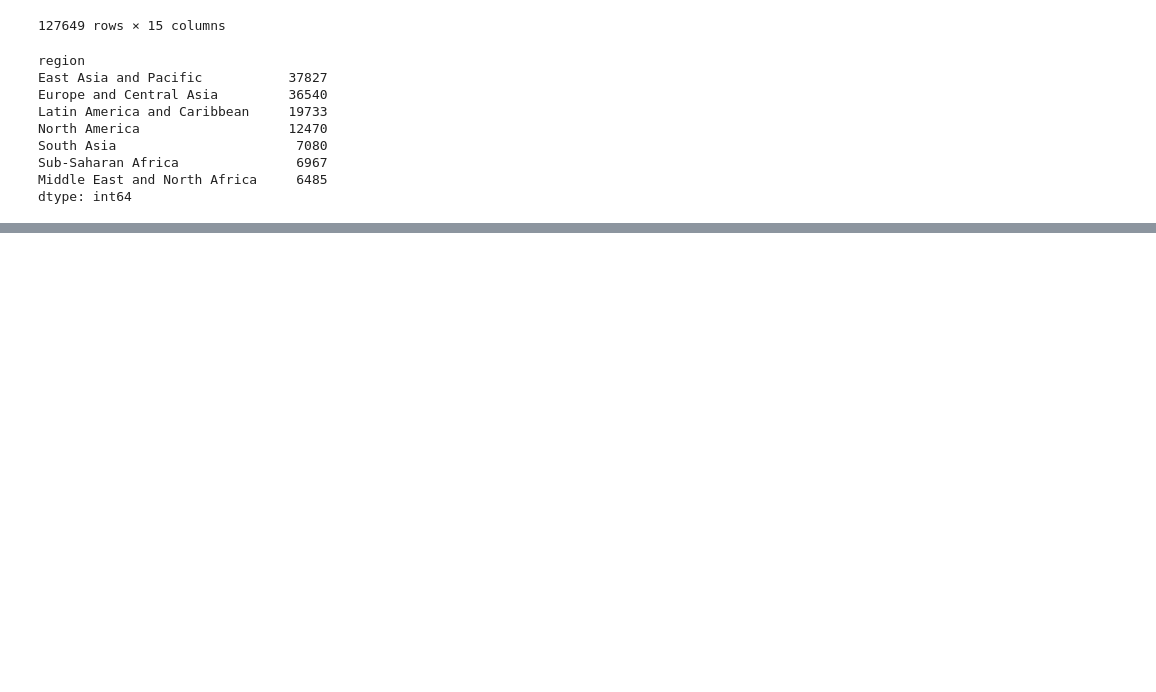
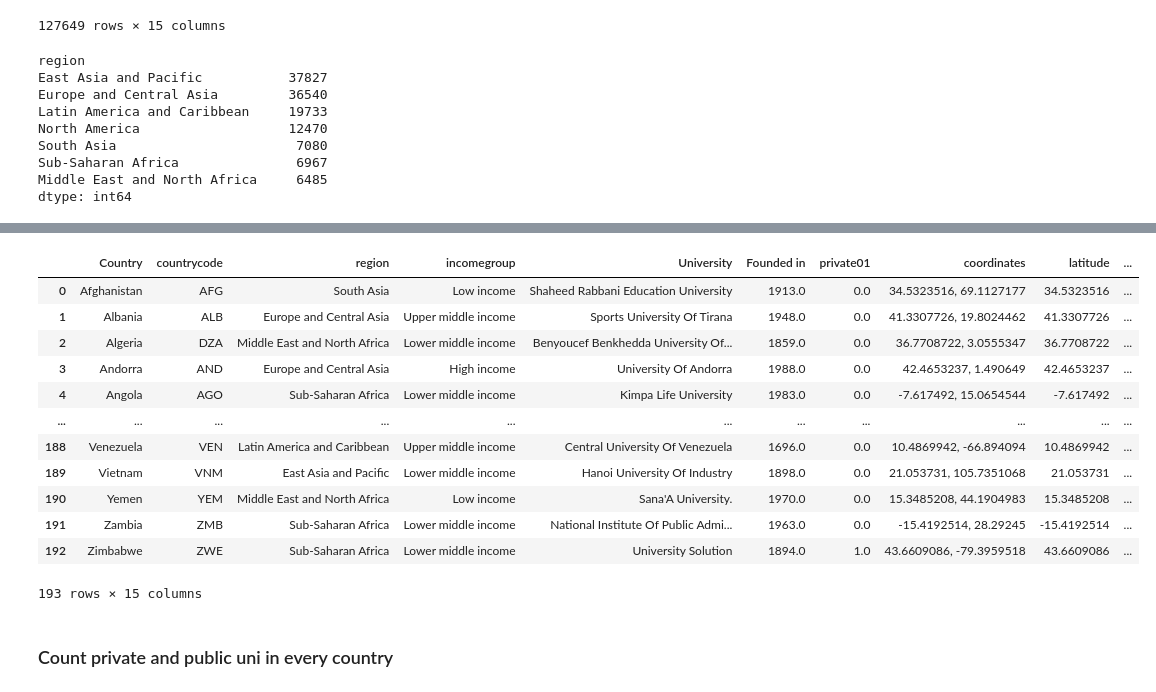
Before and after one commit to hannanmustajab/University-Enrolment-Dashboad-D3.js-, a Jupyter notebook: DV-Preprocessing.ipynb, the cells around one changed output, grey strips where cells are left out. Saved outputs shown, nothing was run; the diff lists cells and outputs as text; code cells hidden in the pictures; blank space fills up the shorter version.

```diff
--- a/DV-Preprocessing.ipynb
+++ b/DV-Preprocessing.ipynb
@@ -327,0 +345,22 @@ dtype: int64
+# %%
+# Find oldest university in each country
+oldest_university = df.sort_values(by='Founded in').groupby('Country').first().reset_index()
+
+# Print the result
+oldest_university
+# %% [output]
+|  | Country | countrycode | region | incomegroup | University | Founded in | private01 | coordinates | latitude | ... |
+| 0 | Afghanistan | AFG | South Asia | Low income | Shaheed Rabbani Education University | 1913.0 | 0.0 | 34.5323516, 69.1127177 | 34.5323516 | ... |
+| 1 | Albania | ALB | Europe and Central Asia | Upper middle income | Sports University Of Tirana | 1948.0 | 0.0 | 41.3307726, 19.8024462 | 41.3307726 | ... |
+| 2 | Algeria | DZA | Middle East and North Africa | Lower middle income | Benyoucef Benkhedda University Of... | 1859.0 | 0.0 | 36.7708722, 3.0555347 | 36.7708722 | ... |
+| 3 | Andorra | AND | Europe and Central Asia | High income | University Of Andorra | 1988.0 | 0.0 | 42.4653237, 1.490649 | 42.4653237 | ... |
+| 4 | Angola | AGO | Sub-Saharan Africa | Lower middle income | Kimpa Life University | 1983.0 | 0.0 | -7.617492, 15.0654544 | -7.617492 | ... |
+| ... | ... | ... | ... | ... | ... | ... | ... | ... | ... | ... |
+| 188 | Venezuela | VEN | Latin America and Caribbean | Upper middle income | Central University Of Venezuela | 1696.0 | 0.0 | 10.4869942, -66.894094 | 10.4869942 | ... |
+| 189 | Vietnam | VNM | East Asia and Pacific | Lower middle income | Hanoi University Of Industry | 1898.0 | 0.0 | 21.053731, 105.7351068 | 21.053731 | ... |
+| 190 | Yemen | YEM | Middle East and North Africa | Low income | Sana'A University. | 1970.0 | 0.0 | 15.3485208, 44.1904983 | 15.3485208 | ... |
+| 191 | Zambia | ZMB | Sub-Saharan Africa | Lower middle income | National Institute Of Public Admi... | 1963.0 | 0.0 | -15.4192514, 28.29245 | -15.4192514 | ... |
+| 192 | Zimbabwe | ZWE | Sub-Saharan Africa | Lower middle income | University Solution | 1894.0 | 1.0 | 43.6609086, -79.3959518 | 43.6609086 | ... |
+193 rows × 15 columns
+# %% [markdown]
+### Count private and public uni in every country
```
Also changed, not shown: parts of 13 cells of this notebook, 17 other files.
